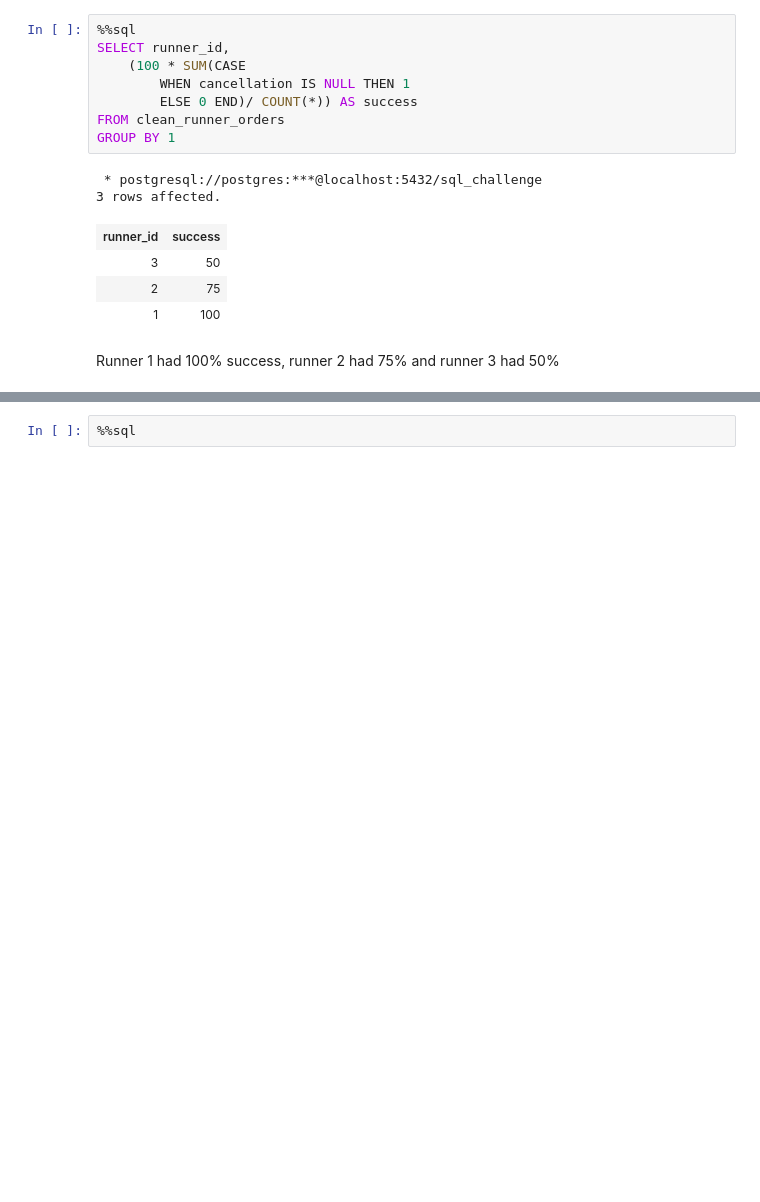
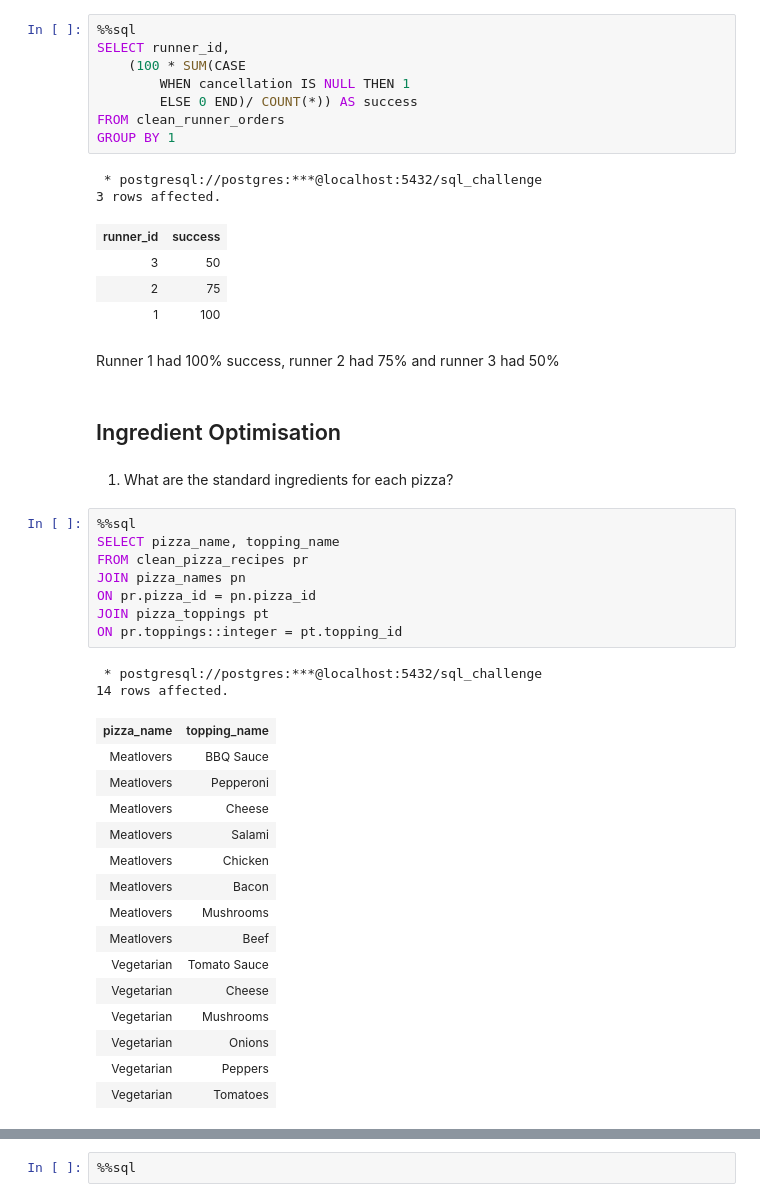
Before and after one commit to joshuaati/8_weeks_sql_challenge, a Jupyter notebook: week 2/01.ipynb, the cells around one changed output, grey strips where cells are left out. Drawn from its saved outputs; the diff is of its cells as text; blank space fills up the shorter version.

Commit message:
Ingredient Optimisation

```diff
--- a/week 2/01.ipynb
+++ b/week 2/01.ipynb
@@ -444,3 +472,33 @@ GROUP BY 1
 | 1 | 100 |
 # %% [markdown]
 Runner 1 had 100% success, runner 2 had 75% and runner 3 had 50%
+# %% [markdown]
+## Ingredient Optimisation
+# %% [markdown]
+1. What are the standard ingredients for each pizza?
+# %%
+%%sql
+SELECT pizza_name, topping_name
+FROM clean_pizza_recipes pr
+JOIN pizza_names pn
+ON pr.pizza_id = pn.pizza_id
+JOIN pizza_toppings pt
+ON pr.toppings::integer = pt.topping_id
+# %% [output]
+ * postgresql://postgres:***@localhost:5432/sql_challenge
+14 rows affected.
+| pizza_name | topping_name |
+| Meatlovers | BBQ Sauce |
+| Meatlovers | Pepperoni |
+| Meatlovers | Cheese |
+| Meatlovers | Salami |
+| Meatlovers | Chicken |
+| Meatlovers | Bacon |
+| Meatlovers | Mushrooms |
+| Meatlovers | Beef |
+| Vegetarian | Tomato Sauce |
+| Vegetarian | Cheese |
+| Vegetarian | Mushrooms |
+| Vegetarian | Onions |
+| Vegetarian | Peppers |
+| Vegetarian | Tomatoes |
```
Also changed, not shown: parts of 7 cells of this notebook.
